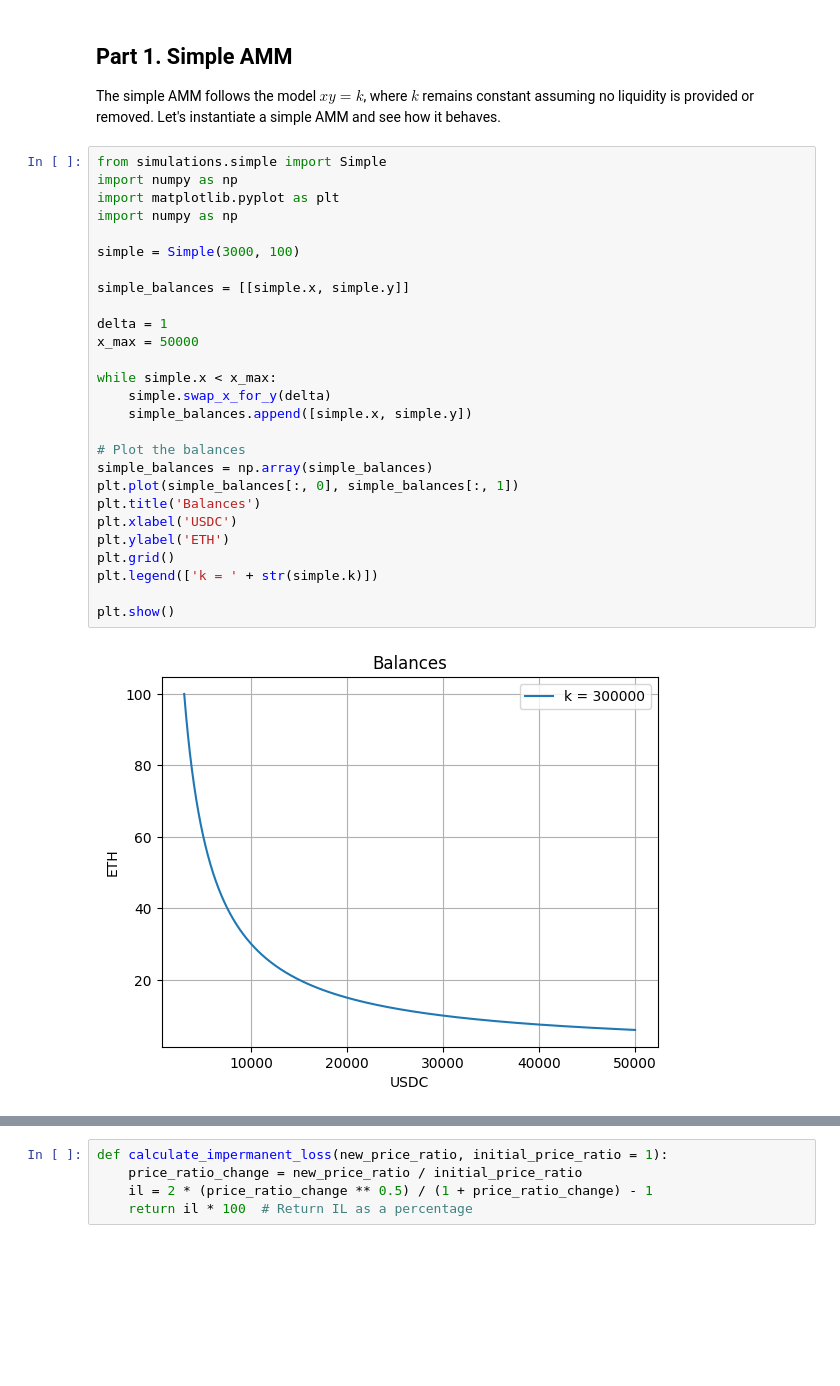
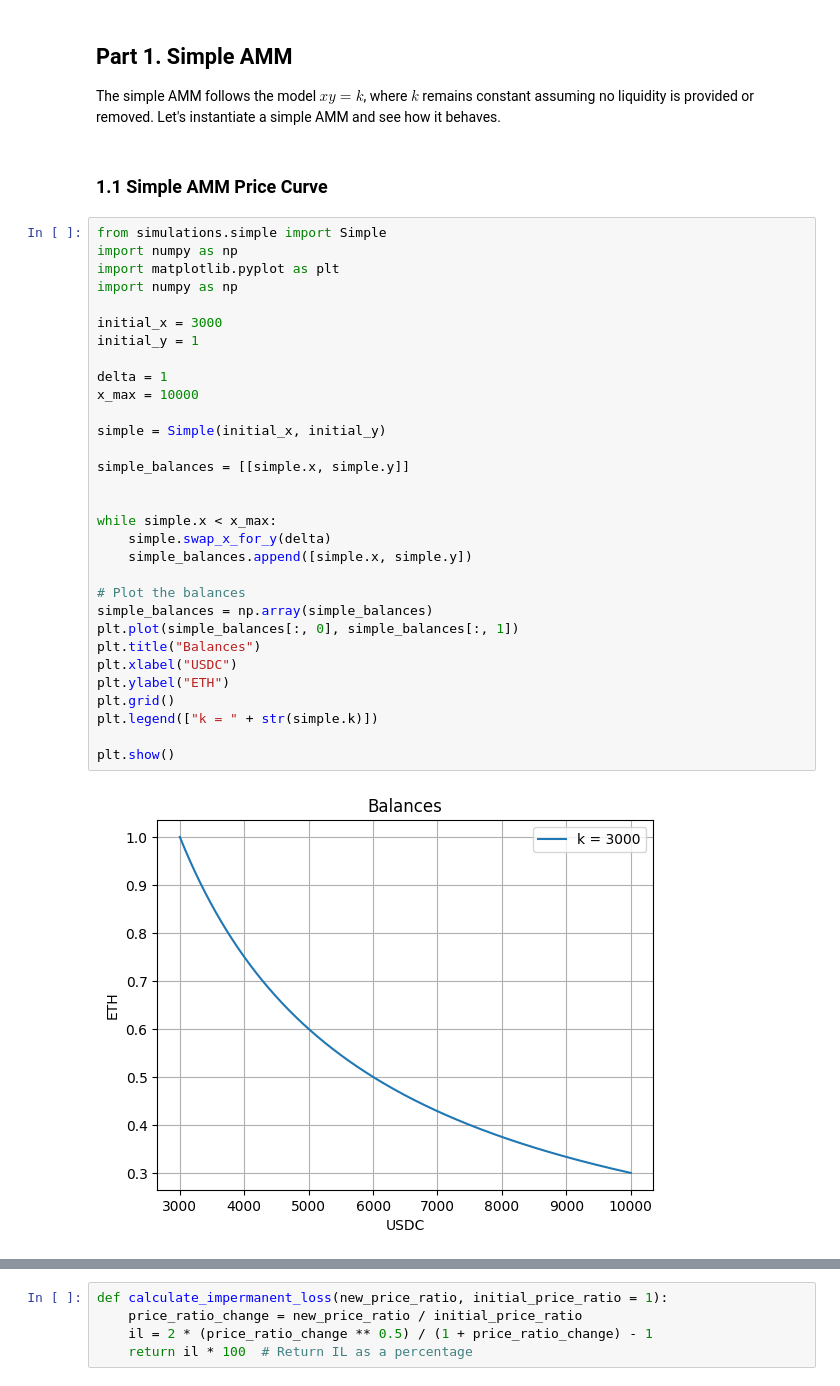
Before and after one commit to alexcraig043/math-86-final-project, a Jupyter notebook: main.ipynb, the cells around one changed output, grey strips where cells are left out. Saved outputs shown, nothing was run; the diff lists cells and outputs as text; blank space fills up the shorter version.

```diff
--- a/main.ipynb
+++ b/main.ipynb
@@ -8,32 +8,38 @@
 ## Part 1. Simple AMM
 
 The simple AMM follows the model $xy = k$, where $k$ remains constant assuming no liquidity is provided or removed. Let's instantiate a simple AMM and see how it behaves.
+# %% [markdown]
+### 1.1 Simple AMM Price Curve
 # %%
 from simulations.simple import Simple
 import numpy as np
 import matplotlib.pyplot as plt
 import numpy as np
 
-simple = Simple(3000, 100)
+initial_x = 3000
+initial_y = 1
+
+delta = 1
+x_max = 10000
+
+simple = Simple(initial_x, initial_y)
 
 simple_balances = [[simple.x, simple.y]]
 
-delta = 1
-x_max = 50000
 
 while simple.x < x_max:
     simple.swap_x_for_y(delta)
     simple_balances.append([simple.x, simple.y])
 
 # Plot the balances
 simple_balances = np.array(simple_balances)
 plt.plot(simple_balances[:, 0], simple_balances[:, 1])
-plt.title('Balances')
-plt.xlabel('USDC')
-plt.ylabel('ETH')
+plt.title("Balances")
+plt.xlabel("USDC")
+plt.ylabel("ETH")
 plt.grid()
-plt.legend(['k = ' + str(simple.k)])
+plt.legend(["k = " + str(simple.k)])
 
 plt.show()
 # %% [output]
-[figure, old version]
+[figure, new version]
```
Also changed, not shown: parts of 8 cells of this notebook, 1 other file.
